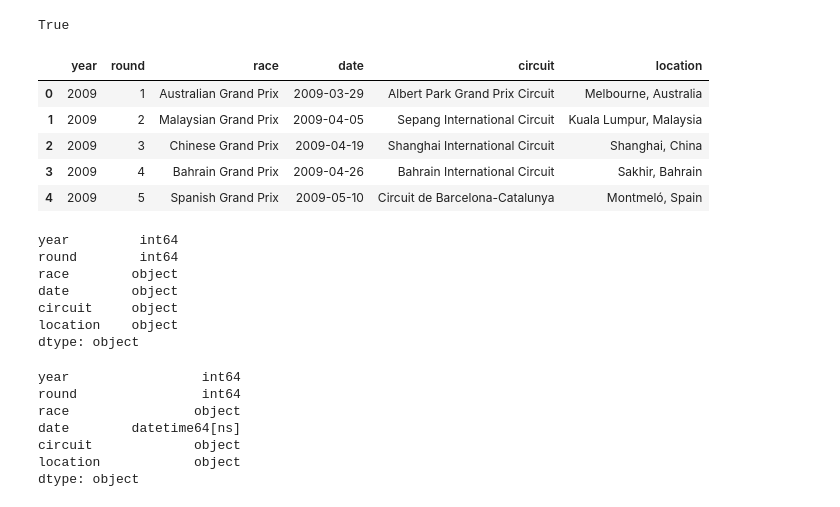
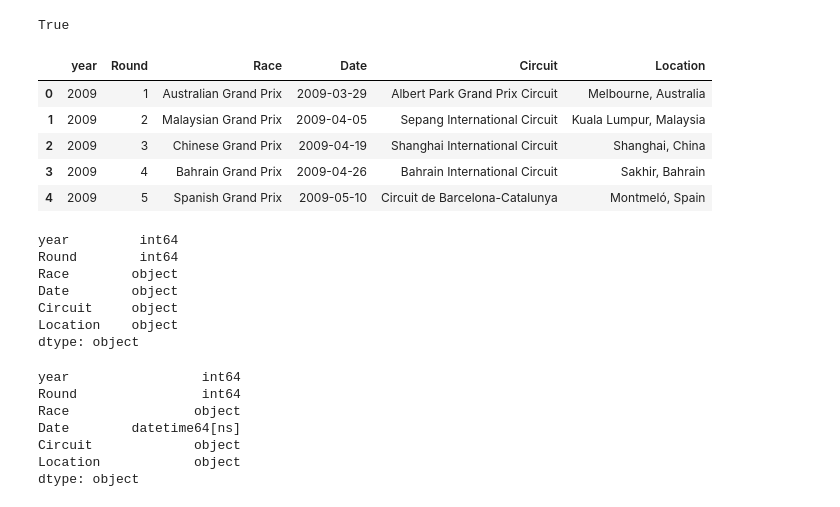
Before and after one commit to JuanGouveia/Final-Project, a Jupyter notebook: streamlit/calendar.ipynb, the cells around one changed output. Cells and saved outputs as stored; diff of their text form; code cells hidden in the pictures.

```diff
--- a/streamlit/calendar.ipynb
+++ b/streamlit/calendar.ipynb
@@ -61,11 +61,11 @@ calendar.shape[0] == races.shape[0]
 # %% [output]
 True
 # %%
-calendar = calendar.rename(columns={'name_x': 'race', 'name_y': 'circuit'})
+calendar = calendar.rename(columns={'round': 'Round', 'name_x': 'Race', 'date': 'Date', 'name_y': 'Circuit', 'location': 'Location'})
 
 calendar.head()
 # %% [output]
-|  | year | round | race | date | circuit | location |
+|  | year | Round | Race | Date | Circuit | Location |
 | 0 | 2009 | 1 | Australian Grand Prix | 2009-03-29 | Albert Park Grand Prix Circuit | Melbourne, Australia |
 | 1 | 2009 | 2 | Malaysian Grand Prix | 2009-04-05 | Sepang International Circuit | Kuala Lumpur, Malaysia |
 | 2 | 2009 | 3 | Chinese Grand Prix | 2009-04-19 | Shanghai International Circuit | Shanghai, China |
@@ -75,22 +75,22 @@ calendar.head()
 calendar.dtypes
 # %% [output]
 year         int64
-round        int64
-race        object
-date        object
-circuit     object
-location    object
+Round        int64
+Race        object
+Date        object
+Circuit     object
+Location    object
 dtype: object
 # %%
-calendar['date'] = calendar['date'].astype('datetime64[ns]')
+calendar['Date'] = calendar['Date'].astype('datetime64[ns]')
 
 calendar.dtypes
 # %% [output]
 year                 int64
-round                int64
-race                object
-date        datetime64[ns]
-circuit             object
-location            object
+Round                int64
+Race                object
+Date        datetime64[ns]
+Circuit             object
+Location            object
 dtype: object
 # %%
```
Also changed, not shown: parts of 1 cell of this notebook, 7 other files.
